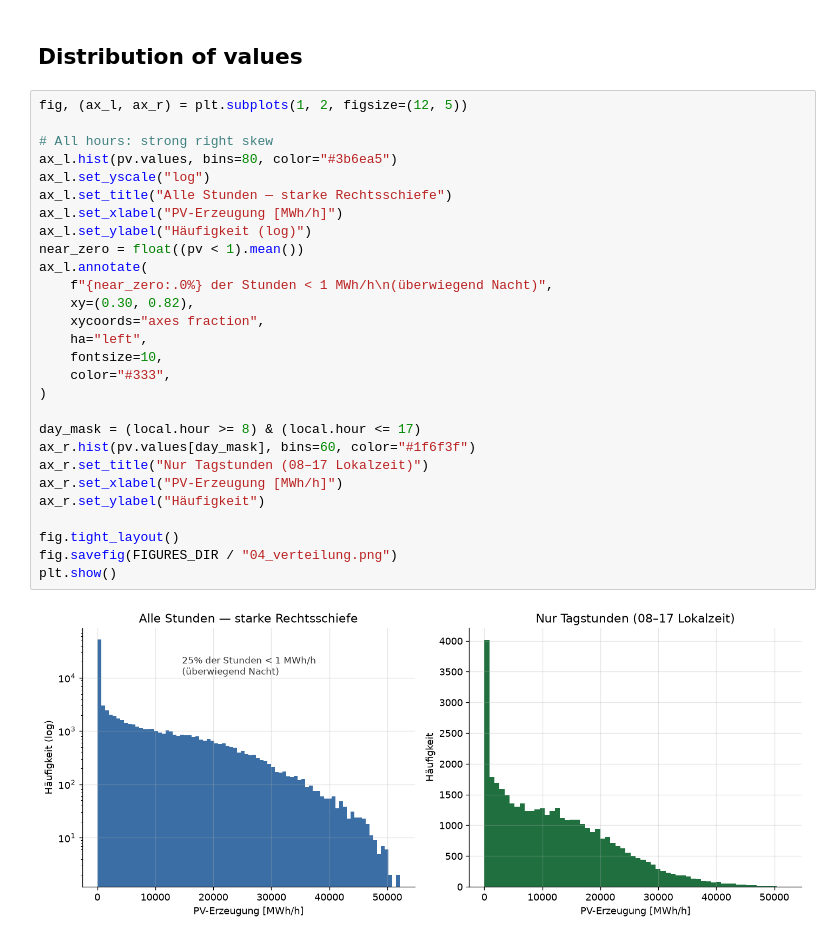
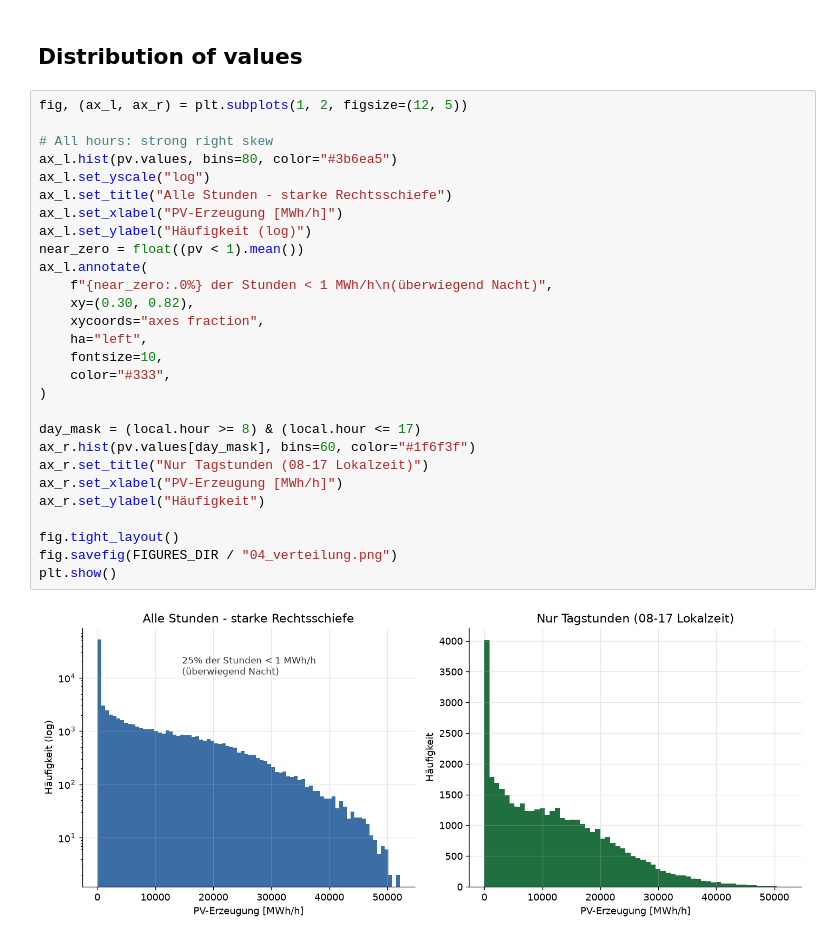
Before and after one commit to mflindt/pv-forecast, a Jupyter notebook: notebooks/03_eda.ipynb, the cells around one changed output. Drawn from its saved outputs; the diff is of its cells as text.

```diff
--- a/notebooks/03_eda.ipynb
+++ b/notebooks/03_eda.ipynb
@@ -136,33 +136,33 @@ plt.show()
 [figure]
 # %% [markdown]
 ## Distribution of values
-# %%
-fig, (ax_l, ax_r) = plt.subplots(1, 2, figsize=(12, 5))
-
-# All hours: strong right skew
-ax_l.hist(pv.values, bins=80, color="#3b6ea5")
-ax_l.set_yscale("log")
-ax_l.set_title("Alle Stunden — starke Rechtsschiefe")
-ax_l.set_xlabel("PV-Erzeugung [MWh/h]")
-ax_l.set_ylabel("Häufigkeit (log)")
-near_zero = float((pv < 1).mean())
-ax_l.annotate(
-    f"{near_zero:.0%} der Stunden < 1 MWh/h\n(überwiegend Nacht)",
-    xy=(0.30, 0.82),
-    xycoords="axes fraction",
-    ha="left",
-    fontsize=10,
-    color="#333",
-)
-
-day_mask = (local.hour >= 8) & (local.hour <= 17)
-ax_r.hist(pv.values[day_mask], bins=60, color="#1f6f3f")
-ax_r.set_title("Nur Tagstunden (08–17 Lokalzeit)")
-ax_r.set_xlabel("PV-Erzeugung [MWh/h]")
-ax_r.set_ylabel("Häufigkeit")
-
-fig.tight_layout()
-fig.savefig(FIGURES_DIR / "04_verteilung.png")
-plt.show()
-# %% [output]
-[figure, removed]
+# %%
+fig, (ax_l, ax_r) = plt.subplots(1, 2, figsize=(12, 5))
+
+# All hours: strong right skew
+ax_l.hist(pv.values, bins=80, color="#3b6ea5")
+ax_l.set_yscale("log")
+ax_l.set_title("Alle Stunden - starke Rechtsschiefe")
+ax_l.set_xlabel("PV-Erzeugung [MWh/h]")
+ax_l.set_ylabel("Häufigkeit (log)")
+near_zero = float((pv < 1).mean())
+ax_l.annotate(
+    f"{near_zero:.0%} der Stunden < 1 MWh/h\n(überwiegend Nacht)",
+    xy=(0.30, 0.82),
+    xycoords="axes fraction",
+    ha="left",
+    fontsize=10,
+    color="#333",
+)
+
+day_mask = (local.hour >= 8) & (local.hour <= 17)
+ax_r.hist(pv.values[day_mask], bins=60, color="#1f6f3f")
+ax_r.set_title("Nur Tagstunden (08-17 Lokalzeit)")
+ax_r.set_xlabel("PV-Erzeugung [MWh/h]")
+ax_r.set_ylabel("Häufigkeit")
+
+fig.tight_layout()
+fig.savefig(FIGURES_DIR / "04_verteilung.png")
+plt.show()
+# %% [output]
+[figure, added]
```
Also changed, not shown: parts of 4 cells of this notebook, 11 other files.
